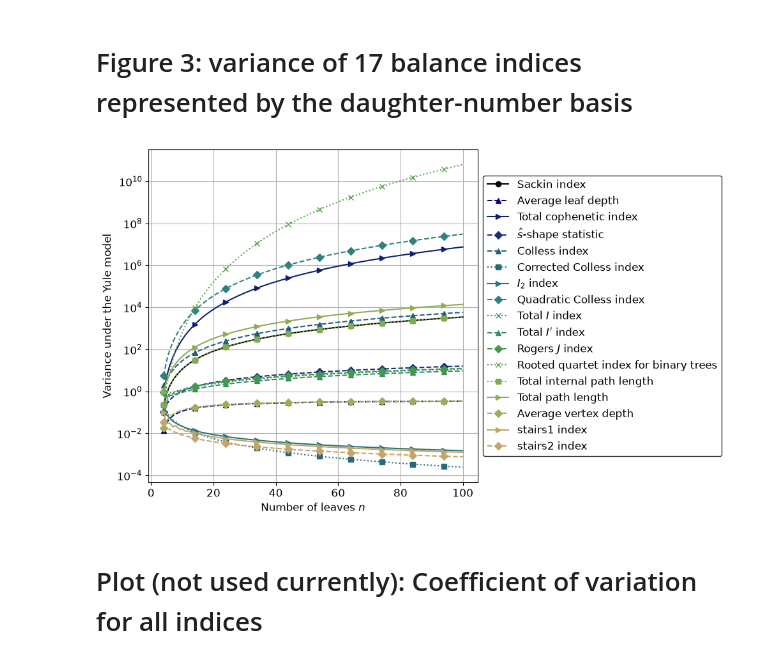
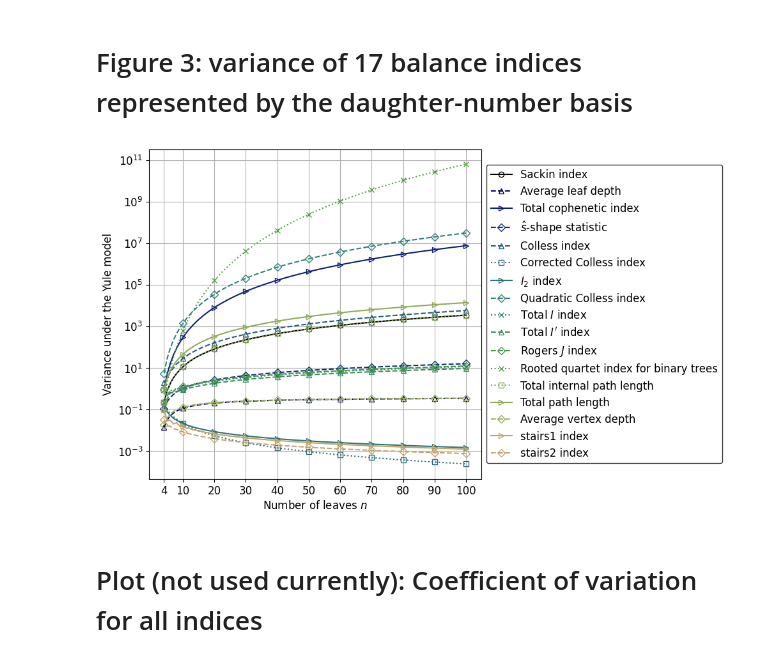
Before and after one commit to dbauman18/phylogenetic_basis_statistics, a Jupyter notebook: notebooks/plot_figures.ipynb, the cells around one changed output. Drawn from its saved outputs; the diff is of its cells as text; code cells hidden in the pictures.

```diff
--- a/notebooks/plot_figures.ipynb
+++ b/notebooks/plot_figures.ipynb
@@ -20,11 +20,12 @@ from src.tree_bstats.plotting_params import plot_params
 # Figure 2: mean of 17 balance indices represented by the daughter-number basis
 # %%
 mean = []
+min_n = 4
 max_n = 100
 indices = BalanceIndexCoefficients().get_daughter_labels()
 
 # For all n in the range, we will compute the mean of all basis indices under daughter basis
-N = range(4, max_n + 1)
+N = range(min_n, max_n + 1)
 for n in N:
     mu = daughter_mean(n)
     daughter_coef = BalanceIndexCoefficients(n).get_daughter_coefficients()
@@ -57,0 +37,21 @@ plt.show()
+# %%
+# Plot the means on a semilogy scale
+marker_x = np.array([4, 10, 20, 30, 40, 50, 60, 70, 80, 90, 100])
+plt.figure(figsize=(10, 6))
+for i, index in enumerate(indices):
+    params = plot_params(index)
+    plt.semilogy(N, mean[:, i], label=params['label'],
+                 linestyle = params['linestyle'],
+                 marker = params['marker'], markevery=marker_x - min_n, mfc='none',
+                 color = params['color'])
+
+plt.xlabel('Number of leaves $n$', fontsize=12)
+plt.ylabel('Expected value under the Yule model', fontsize=12)
+plt.legend(loc='center left', bbox_to_anchor=(1, 0.5), fontsize = 12, edgecolor = 'black')
+# Fontsize for the x and y axes
+plt.xticks(marker_x, fontsize=12)
+plt.yticks(fontsize=12)
+plt.grid(True)
+plt.tight_layout()
+plt.savefig(os.path.join(parent_dir, 'plots', 'meanPlot.png'), dpi=300, bbox_inches='tight')
+plt.show()
@@ -60,11 +62,12 @@ plt.show()
 # %%
 # This block may take a while (~1-2 minute on my machines)
 variances = []
+min_n = 4
 max_n = 100
 indices = BalanceIndexCoefficients().get_daughter_labels()
 
 # For all n in the range, we will compute the variances of all basis indices under daughter basis
-N = range(4, max_n + 1)
+N = range(min_n, max_n + 1)
 for n in N:
     # Daughter-number coefficients
     daughter_coef = BalanceIndexCoefficients(n).get_daughter_coefficients()
@@ -81,26 +84,27 @@ for n in N:
 variances = np.array(variances)
 # %%
 # Plot the variances on a semilogy scale
+marker_x = np.array([4, 10, 20, 30, 40, 50, 60, 70, 80, 90, 100])
 plt.figure(figsize=(10, 6))
 for i, index in enumerate(indices):
     params = plot_params(index)
     plt.semilogy(N, variances[:, i], label=params['label'],
                  linestyle = params['linestyle'],
-                 marker = params['marker'], markevery=10,
+                 marker = params['marker'], markevery=marker_x - min_n, mfc='none',
                  color = params['color'])
 
 plt.xlabel('Number of leaves $n$', fontsize=12)
 plt.ylabel('Variance under the Yule model', fontsize=12)
 plt.legend(loc='center left', bbox_to_anchor=(1, 0.5), fontsize = 12, edgecolor='black')
 # Fontsize for the x and y axes
-plt.xticks(fontsize=12)
+plt.xticks(marker_x, fontsize=12)
 plt.yticks(fontsize=12)
 plt.grid(True)
 plt.tight_layout()
 plt.savefig(os.path.join(parent_dir, 'plots', 'variancePlot.png'), dpi=300, bbox_inches='tight')
 plt.show()
 # %% [output]
-[figure, old version]
+[figure, new version]
 # %% [markdown]
 # Plot (not used currently): Coefficient of variation for all indices
 # %%
```
Also changed, not shown: parts of 4 cells of this notebook, 1 other file.
